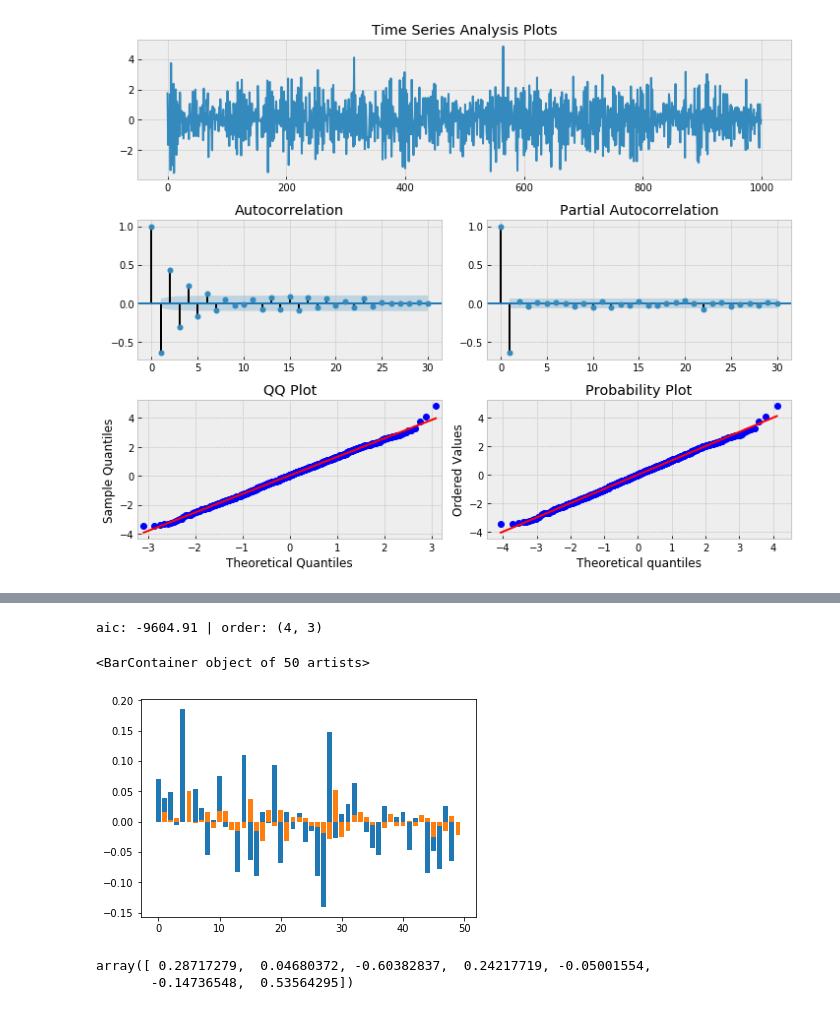
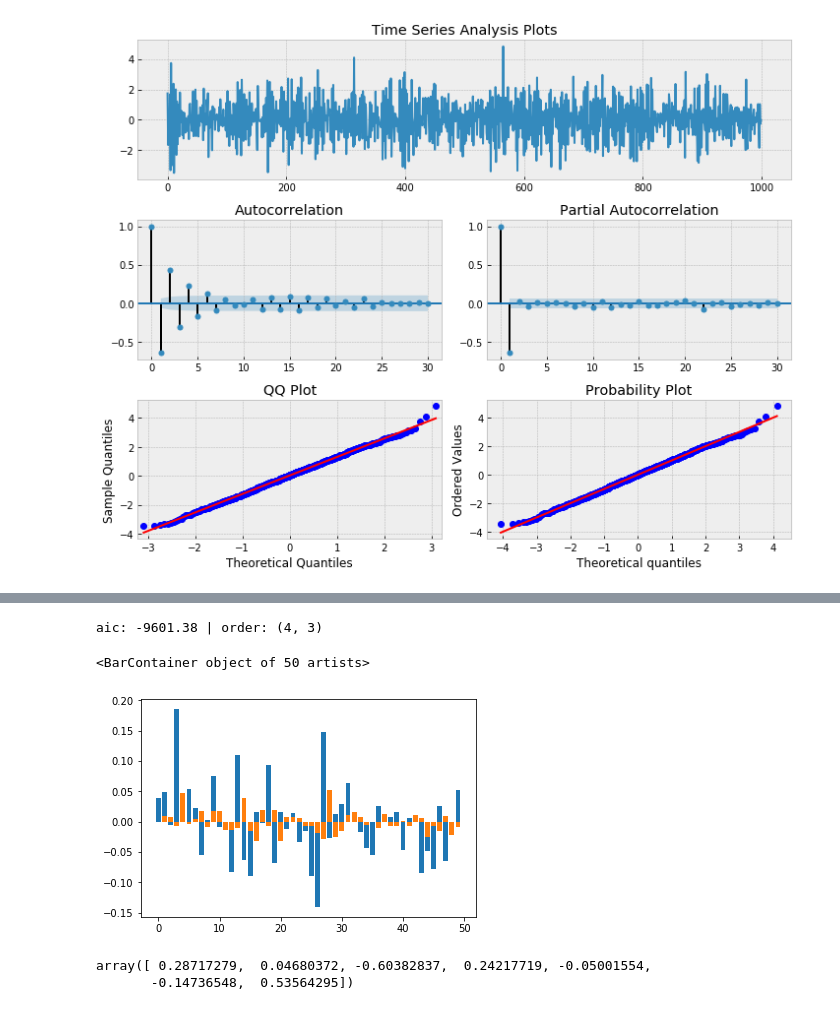
Before and after one commit to yigitmertol/Time_Series_Forecasting, a Jupyter notebook: ARMA_model/ARIMA.ipynb, the cells around one changed output, grey strips where cells are left out. Drawn from its saved outputs; the diff is of its cells as text; code cells hidden in the pictures.

```diff
--- a/ARMA_model/ARIMA.ipynb
+++ b/ARMA_model/ARIMA.ipynb
@@ -78,12 +90,12 @@ df_trade = pd.read_csv('../../Data/Coins/BTC_USD/Trade_Data/BITSTAMP_TRADE_SPOTB
 # %%
 import matplotlib.pyplot as plt
 
-m, k=0, 60
+m, k=0, 100000
 volume= data.groupby('date')['Volume_(BTC)'].sum()[m+1:k+1]
 count= data.groupby('date')['Volume_(BTC)'].mean()[m+1:k+1]
 price=data.groupby('date')['Weighted_Price'].mean()[m+1:k+1]
-log_returns =((data.groupby('date')['Close'].mean())/data.groupby('date')['Close'].mean().shift()).dropna().apply(np.log)
-returns_keep_and_hold =((data.groupby('date')['Close'].mean())/data.groupby('date')['Close'].mean()[0]).apply(np.log)[m:k]
+log_returns =((data.groupby('date')['Close'].mean())/data.groupby('date')['Close'].mean().shift()).dropna().apply(np.log)[m+1:k+1]
+returns_keep_and_hold =((data.groupby('date')['Close'].mean())/data.groupby('date')['Close'].mean()[0]).apply(np.log)[m+1:k]
 # %%
 fig, ax1 = plt.subplots()
 
@@ -198,7 +208,7 @@ rng = range(5)
 for i in rng:
     for j in rng:
         try:
-            tmp_mdl = smt.ARMA(lrets[:20000],
+            tmp_mdl = smt.ARMA(log_returns[:20000],
                       order=(i, j)).fit(method='mle', trend='nc')
             tmp_aic = tmp_mdl.aic
             if tmp_aic < best_aic:
@@ -210,16 +220,16 @@ for i in rng:
 
 print('aic: %6.2f | order: %s'%(best_aic, best_order))
 # %% [output]
-aic: -9604.91 | order: (4, 3)
+aic: -9601.38 | order: (4, 3)
 # %%
 steps = 50
 
-plt.bar(list(range(len(lrets[:steps]))), lrets[:steps])
-plt.bar(list(range(len(lrets[:steps]))), best_mdl.predict()[:steps])
+plt.bar(list(range(len(log_returns[:steps]))), log_returns[:steps])
+plt.bar(list(range(len(log_returns[:steps]))), best_mdl.predict()[:steps])
 # best_mdl.predict()
 # %% [output]
 <BarContainer object of 50 artists>
-[figure, old version]
+[figure, new version]
 # %%
 best_mdl.params
 # %% [output]
```
Also changed, not shown: parts of 32 cells of this notebook, 2 other files.
